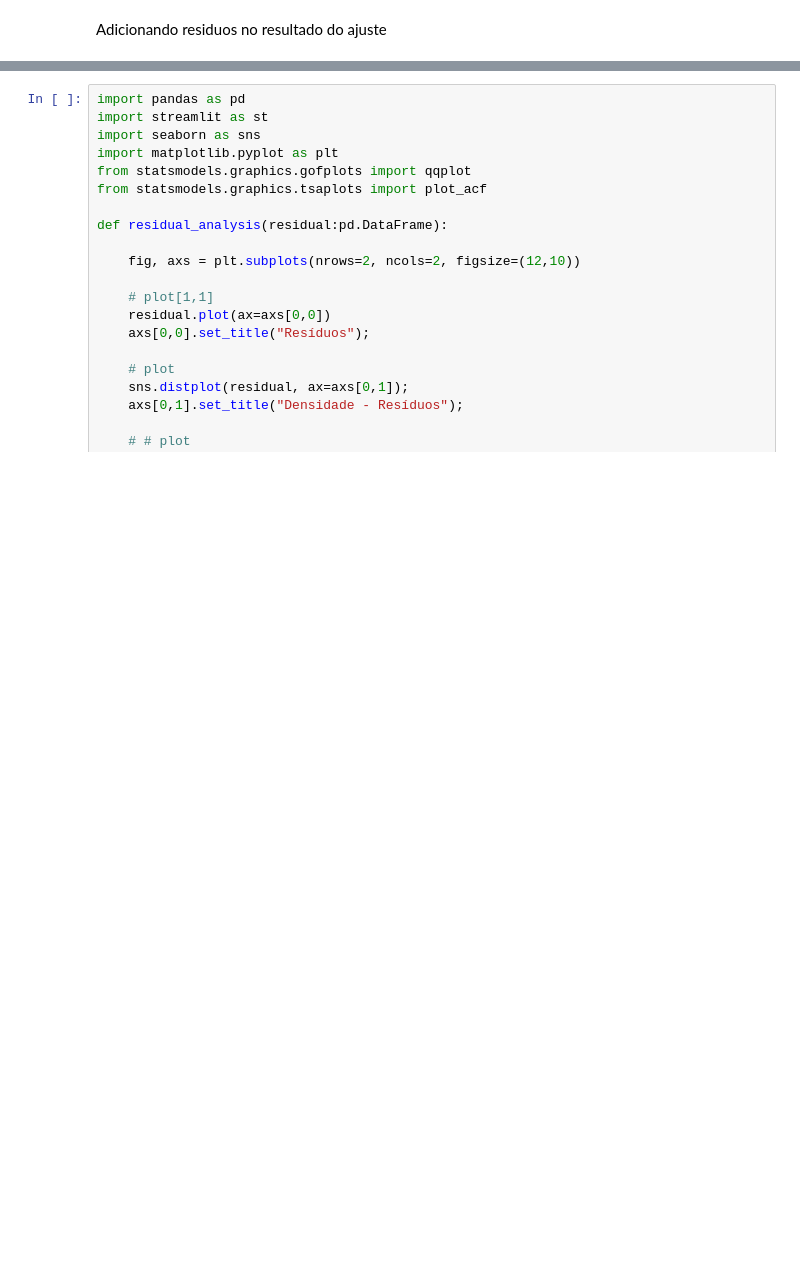
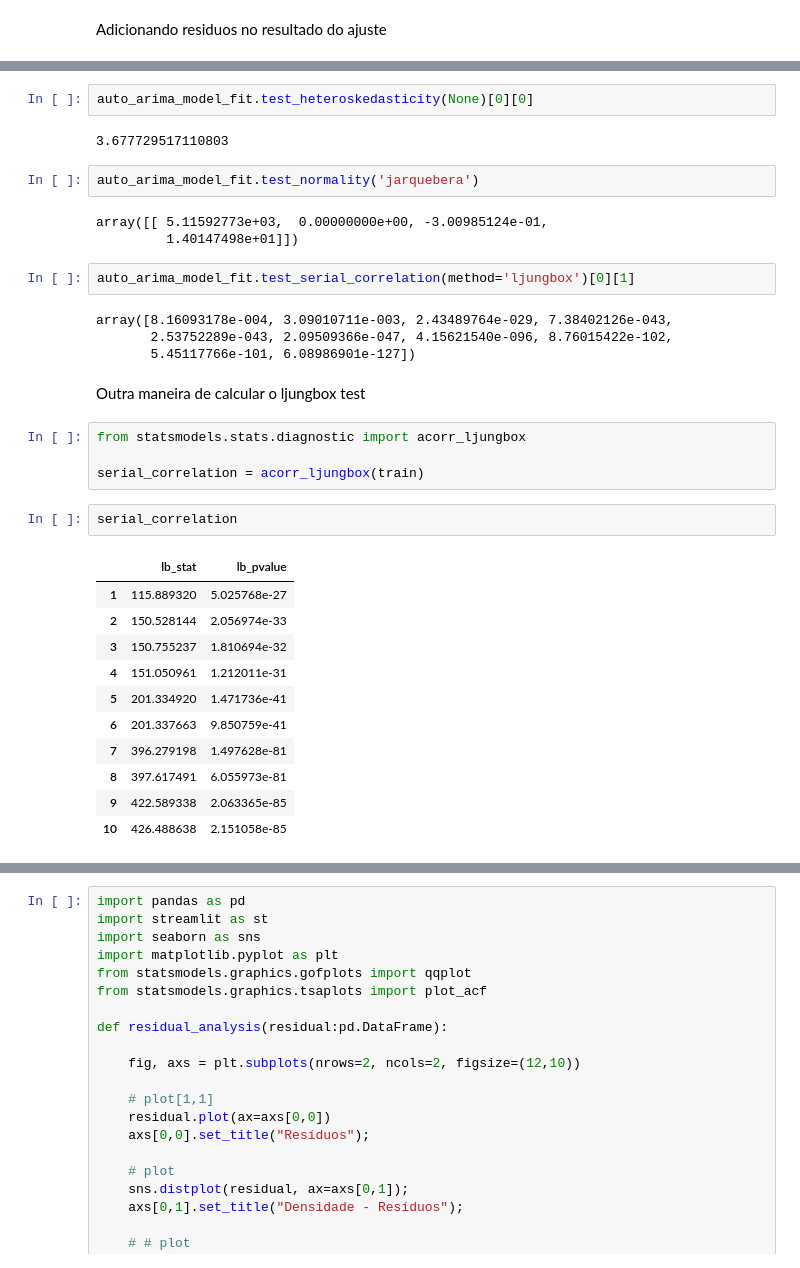
Before and after one commit to heitortanoue/time-series, a Jupyter notebook: python/streamlit/notebooks/residuos.ipynb, the cells around one changed output, grey strips where cells are left out. Drawn from its saved outputs; the diff is of its cells as text; blank space fills up the shorter version.

```diff
--- a/python/streamlit/notebooks/residuos.ipynb
+++ b/python/streamlit/notebooks/residuos.ipynb
@@ -334,0 +343,35 @@ def ARIMAModel(train: pd.Series, steps:int, p: Optional[int] = None, d: Optional
+# %%
+auto_arima_model_fit.test_heteroskedasticity(None)[0][0]
+# %% [output]
+3.677729517110803
+# %%
+auto_arima_model_fit.test_normality('jarquebera')
+# %% [output]
+array([[ 5.11592773e+03,  0.00000000e+00, -3.00985124e-01,
+         1.40147498e+01]])
+# %%
+auto_arima_model_fit.test_serial_correlation(method='ljungbox')[0][1]
+# %% [output]
+array([8.16093178e-004, 3.09010711e-003, 2.43489764e-029, 7.38402126e-043,
+       2.53752289e-043, 2.09509366e-047, 4.15621540e-096, 8.76015422e-102,
+       5.45117766e-101, 6.08986901e-127])
+# %% [markdown]
+Outra maneira de calcular o ljungbox test
+# %%
+from statsmodels.stats.diagnostic import acorr_ljungbox
+
+serial_correlation = acorr_ljungbox(train)
+# %%
+serial_correlation
+# %% [output]
+|  | lb_stat | lb_pvalue |
+| 1 | 115.889320 | 5.025768e-27 |
+| 2 | 150.528144 | 2.056974e-33 |
+| 3 | 150.755237 | 1.810694e-32 |
+| 4 | 151.050961 | 1.212011e-31 |
+| 5 | 201.334920 | 1.471736e-41 |
+| 6 | 201.337663 | 9.850759e-41 |
+| 7 | 396.279198 | 1.497628e-81 |
+| 8 | 397.617491 | 6.055973e-81 |
+| 9 | 422.589338 | 2.063365e-85 |
+| 10 | 426.488638 | 2.151058e-85 |
```
Also changed, not shown: parts of 15 cells of this notebook, 4 other files.
